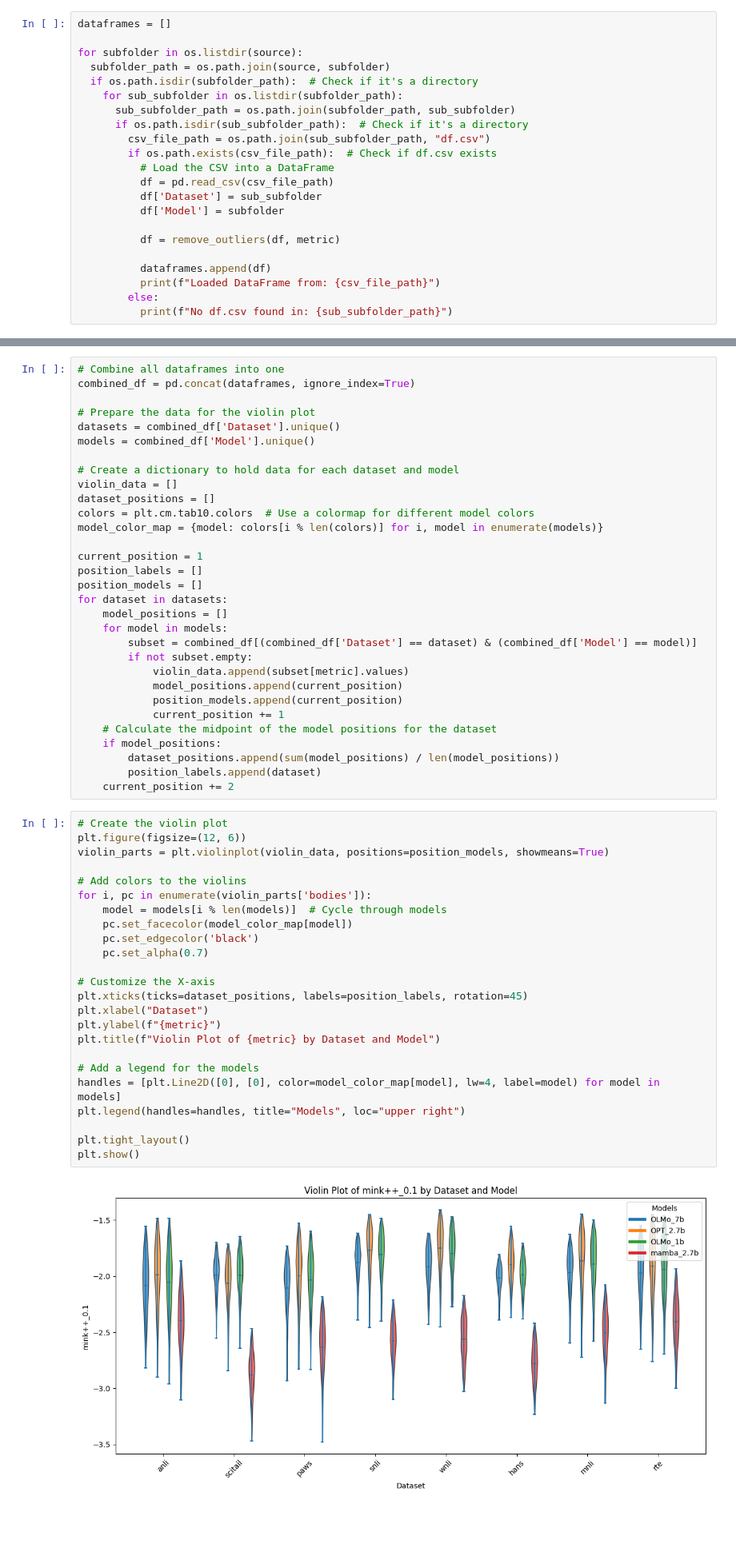
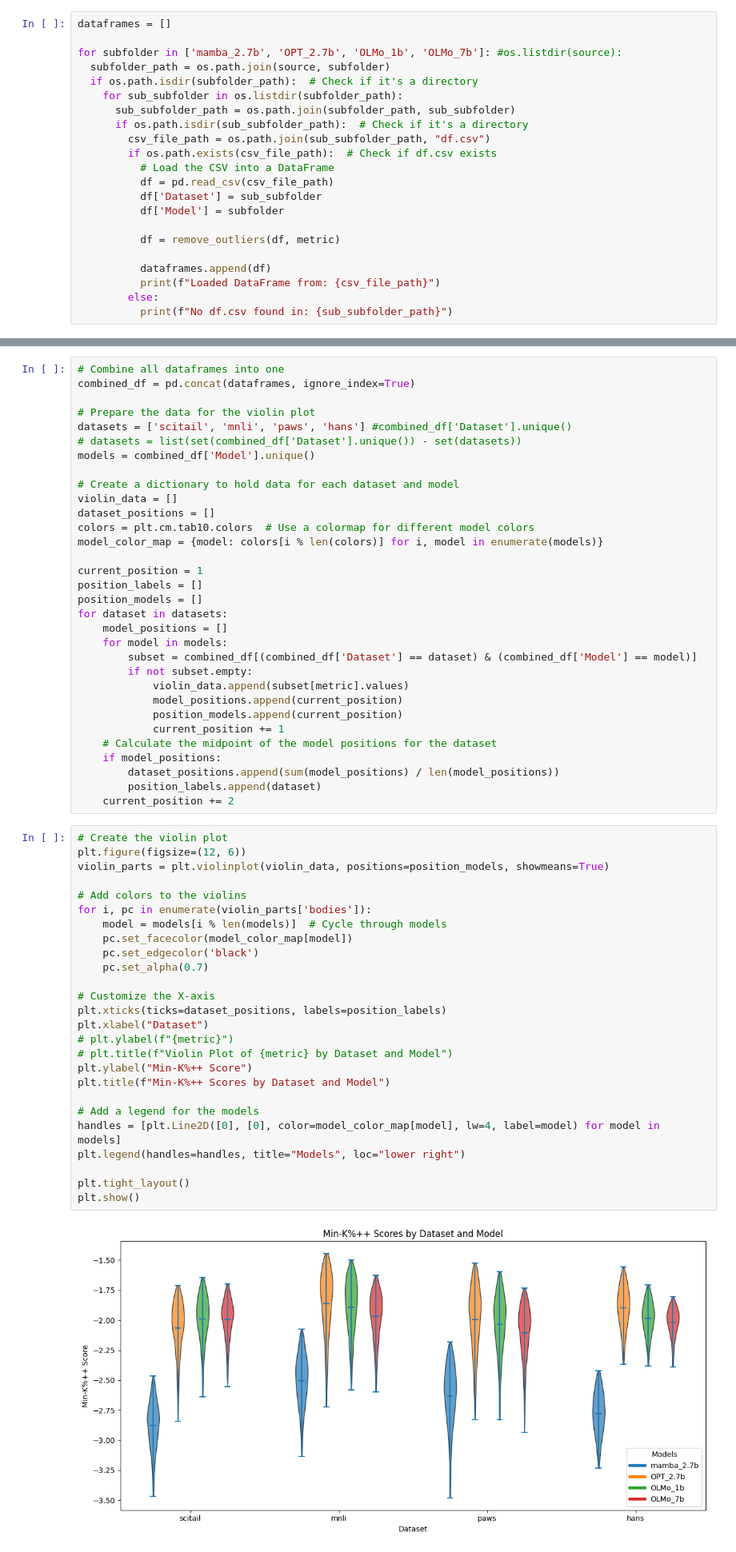
Before and after one commit to ilboglions/DL2024, a Jupyter notebook: notebooks/minkpp.ipynb, the cells around one changed output, grey strips where cells are left out. Shown at 80% size. Cells and saved outputs as stored; diff of their text form; blank space fills up the shorter version.

Commit message:
finalized plots for report

```diff
--- a/notebooks/minkpp.ipynb
+++ b/notebooks/minkpp.ipynb
@@ -17,7 +17,7 @@ def remove_outliers(df, column_name):
 # %%
 dataframes = []
 
-for subfolder in os.listdir(source):
+for subfolder in ['mamba_2.7b', 'OPT_2.7b', 'OLMo_1b', 'OLMo_7b']: #os.listdir(source):
   subfolder_path = os.path.join(source, subfolder)
   if os.path.isdir(subfolder_path):  # Check if it's a directory
     for sub_subfolder in os.listdir(subfolder_path):
@@ -59,7 +59,8 @@ Loaded DataFrame from: results/minkpp/mamba_2.7b/rte/df.csv
 combined_df = pd.concat(dataframes, ignore_index=True)
 
 # Prepare the data for the violin plot
-datasets = combined_df['Dataset'].unique()
+datasets = ['scitail', 'mnli', 'paws', 'hans'] #combined_df['Dataset'].unique()
+# datasets = list(set(combined_df['Dataset'].unique()) - set(datasets))
 models = combined_df['Model'].unique()
 
 # Create a dictionary to hold data for each dataset and model
@@ -88,26 +89,28 @@ for dataset in datasets:
 # %%
 # Create the violin plot
 plt.figure(figsize=(12, 6))
 violin_parts = plt.violinplot(violin_data, positions=position_models, showmeans=True)
 
 # Add colors to the violins
 for i, pc in enumerate(violin_parts['bodies']):
     model = models[i % len(models)]  # Cycle through models
     pc.set_facecolor(model_color_map[model])
     pc.set_edgecolor('black')
     pc.set_alpha(0.7)
 
 # Customize the X-axis
-plt.xticks(ticks=dataset_positions, labels=position_labels, rotation=45)
+plt.xticks(ticks=dataset_positions, labels=position_labels)
 plt.xlabel("Dataset")
-plt.ylabel(f"{metric}")
-plt.title(f"Violin Plot of {metric} by Dataset and Model")
+# plt.ylabel(f"{metric}")
+# plt.title(f"Violin Plot of {metric} by Dataset and Model")
+plt.ylabel("Min-K%++ Score")
+plt.title(f"Min-K%++ Scores by Dataset and Model")
 
 # Add a legend for the models
 handles = [plt.Line2D([0], [0], color=model_color_map[model], lw=4, label=model) for model in models]
-plt.legend(handles=handles, title="Models", loc="upper right")
+plt.legend(handles=handles, title="Models", loc="lower right")
 
 plt.tight_layout()
 plt.show()
 # %% [output]
-[figure, old version]
+[figure, new version]
```
Also changed, not shown: parts of 1 cell of this notebook, 1 other file.
